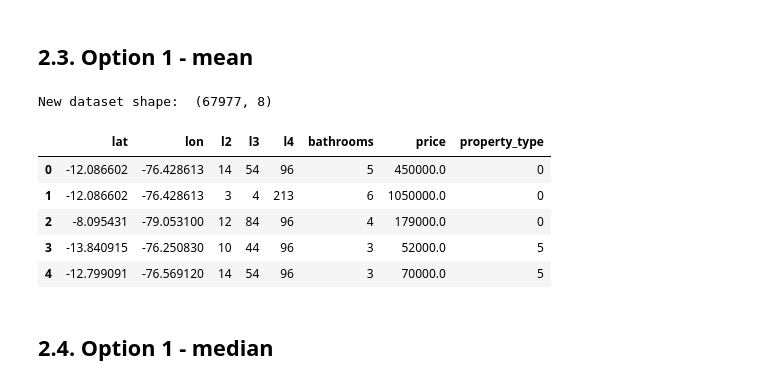
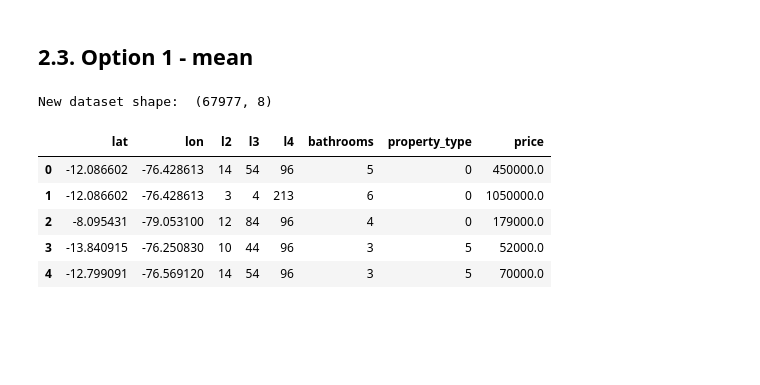
Before and after one commit to ECisneros20/Hackathon-BBVA-2022, a Jupyter notebook: House_prediction.ipynb, the cells around one changed output. Drawn from its saved outputs; the diff is of its cells as text; code cells hidden in the pictures; blank space fills up the shorter version.

```diff
--- a/House_prediction.ipynb
+++ b/House_prediction.ipynb
@@ -469,26 +470,25 @@ New dataset shape:  (67977, 8)
 # %%
 peru_1_mean = peru_1.copy()
 
 for num in num_vars:
 
   mean = peru_1[num].mean()
 
   if num == "bathrooms":
     mean = round(mean)
 
   peru_1_mean[num] = np.nan_to_num(peru_1_mean[num], nan = mean)
 
 peru_1_mean.reset_index(drop = True, inplace = True)
 peru_1_mean = peru_1_mean.astype({"bathrooms":np.int8})
+peru_1_mean = peru_1_mean.reindex(columns = ["lat", "lon", "l2", "l3", "l4", "bathrooms", "property_type", "price"])
 print("New dataset shape: ", peru_1_mean.shape, "\n")
 peru_1_mean.head()
 # %% [output]
 New dataset shape:  (67977, 8)
-|  | lat | lon | l2 | l3 | l4 | bathrooms | price | property_type |
-| 0 | -12.086602 | -76.428613 | 14 | 54 | 96 | 5 | 450000.0 | 0 |
-| 1 | -12.086602 | -76.428613 | 3 | 4 | 213 | 6 | 1050000.0 | 0 |
-| 2 | -8.095431 | -79.053100 | 12 | 84 | 96 | 4 | 179000.0 | 0 |
-| 3 | -13.840915 | -76.250830 | 10 | 44 | 96 | 3 | 52000.0 | 5 |
-| 4 | -12.799091 | -76.569120 | 14 | 54 | 96 | 3 | 70000.0 | 5 |
+|  | lat | lon | l2 | l3 | l4 | bathrooms | property_type | price |
+| 0 | -12.086602 | -76.428613 | 14 | 54 | 96 | 5 | 0 | 450000.0 |
+| 1 | -12.086602 | -76.428613 | 3 | 4 | 213 | 6 | 0 | 1050000.0 |
+| 2 | -8.095431 | -79.053100 | 12 | 84 | 96 | 4 | 0 | 179000.0 |
+| 3 | -13.840915 | -76.250830 | 10 | 44 | 96 | 3 | 5 | 52000.0 |
+| 4 | -12.799091 | -76.569120 | 14 | 54 | 96 | 3 | 5 | 70000.0 |
-# %% [markdown]
-## 2.4. Option 1 - median
```
Also changed, not shown: parts of 22 cells of this notebook.
